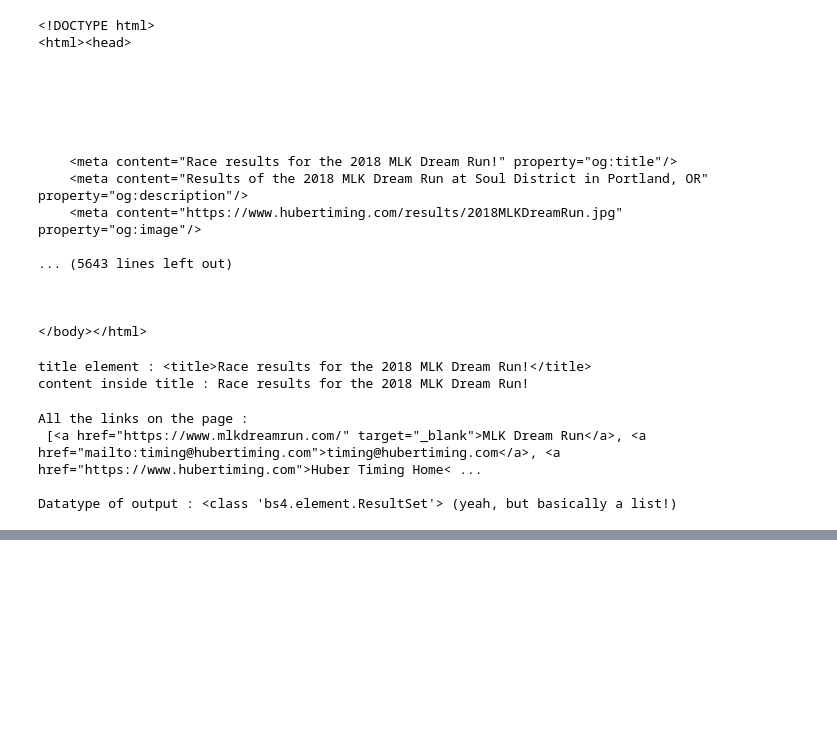
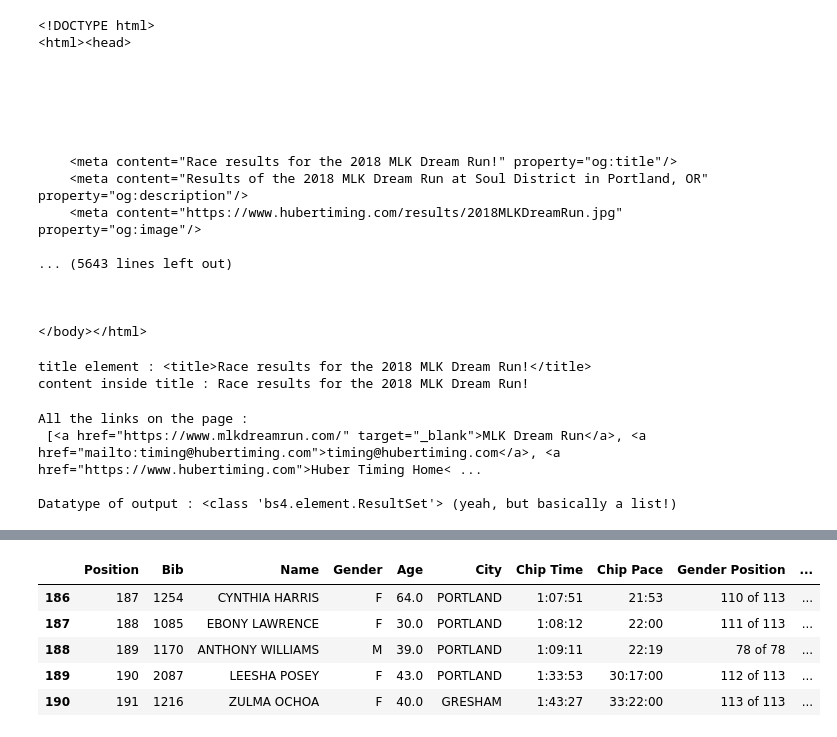
Before and after one commit to RndmCodeGuy20/Python-Development, a Jupyter notebook: Project/Web Scraping/Introduction_to_webscraping.ipynb, the cells around one changed output, grey strips where cells are left out. Cells and saved outputs as stored; diff of their text form; code cells hidden in the pictures; blank space fills up the shorter version.

```diff
--- a/Project/Web Scraping/Introduction_to_webscraping.ipynb
+++ b/Project/Web Scraping/Introduction_to_webscraping.ipynb
@@ -76,0 +188,9 @@ allRows[:2]
+# %%
+contestant_df.tail()
+# %% [output]
+|  | Position | Bib | Name | Gender | Age | City | Chip Time | Chip Pace | Gender Position | ... |
+| 186 | 187 | 1254 | CYNTHIA HARRIS | F | 64.0 | PORTLAND | 1:07:51 | 21:53 | 110 of 113 | ... |
+| 187 | 188 | 1085 | EBONY LAWRENCE | F | 30.0 | PORTLAND | 1:08:12 | 22:00 | 111 of 113 | ... |
+| 188 | 189 | 1170 | ANTHONY WILLIAMS | M | 39.0 | PORTLAND | 1:09:11 | 22:19 | 78 of 78 | ... |
+| 189 | 190 | 2087 | LEESHA POSEY | F | 43.0 | PORTLAND | 1:33:53 | 30:17:00 | 112 of 113 | ... |
+| 190 | 191 | 1216 | ZULMA OCHOA | F | 40.0 | GRESHAM | 1:43:27 | 33:22:00 | 113 of 113 | ... |
```
Also changed, not shown: parts of 17 cells of this notebook, 3 other files.
